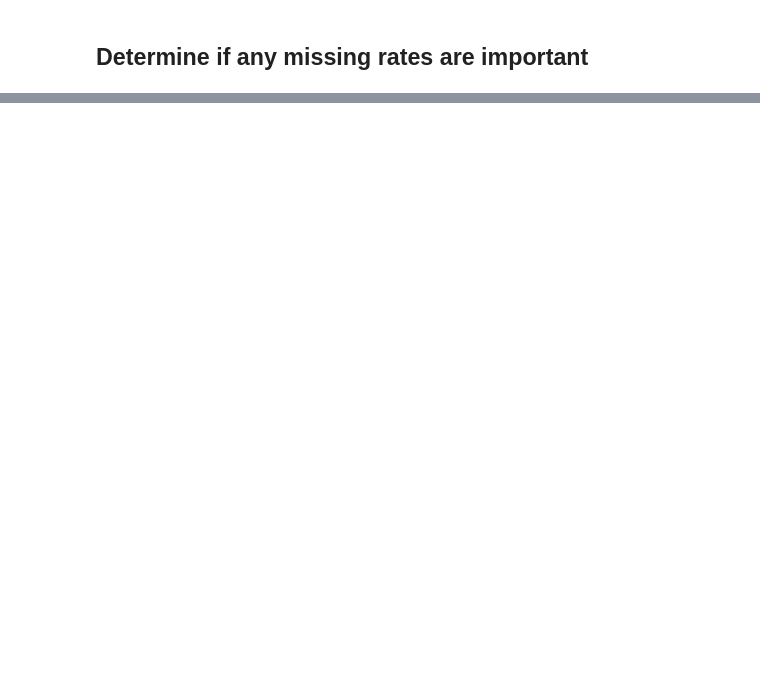
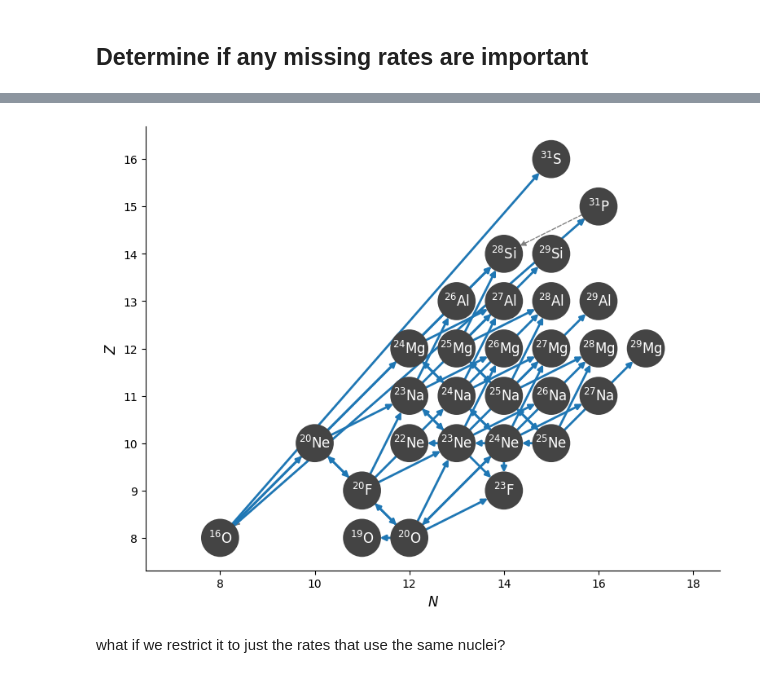
Before and after one commit to zingale/mesa-labs, a Jupyter notebook: mesa-missing-rates.ipynb, the cells around one changed output, grey strips where cells are left out. Drawn from its saved outputs; the diff is of its cells as text; code cells hidden in the pictures; blank space fills up the shorter version.

```diff
--- a/mesa-missing-rates.ipynb
+++ b/mesa-missing-rates.ipynb
@@ -95,27 +166,31 @@ rho, T
 # %%
-thresh = 0.01
+thresh = 0.2
 # %%
 possibly_important = []
 
-for nuc in net.unique_nuclei:
-    # evaluate all existing rates working with this nucleus
-    r_current = {r : r.eval(T, rho=rho, comp=comp)
-                 for r in net.get_rates() if nuc == max(r.reactants)}
+for izone in zones:
+    rho, T, comp = mesa_zones[izone]
+    for nuc in net.unique_nuclei:
+        # evaluate all existing rates working with this nucleus
+        r_current = {r : r.eval_full_rate(rho, T, comp, screen_func=chugunov_2007)
+                     for r in net.get_rates() if nuc == max(r.reactants)}
 
-    # evaluate all missing rates working with this nucleus
-    r_missing = {r : r.eval(T, rho=rho, comp=comp)
-                 for r in missing_rates if nuc == max(r.reactants)}
+        # evaluate all missing rates working with this nucleus
+        r_missing = {r : r.eval_full_rate(rho, T, comp, screen_func=chugunov_2007)
+                     for r in missing_rates if nuc == max(r.reactants)}
 
-    # compute the fastest (abs value) current rate consuming this nucleus
-    if not (r_current or r_missing):
-        continue
+        # compute the fastest (abs value) current rate consuming this nucleus
+        if not (r_current and r_missing):
+            continue
 
-    r_fastest = max(r_current, key=r_current.get)
-    lambda_fastest = r_current[r_fastest]
+        r_fastest = max(r_current, key=r_current.get)
+        lambda_fastest = r_current[r_fastest]
 
-    # now check if any missing rate is within the threshold
-    possibly_important += [r for r, v in r_missing.items()
-                           if v > thresh * lambda_fastest]
+        # now check if any missing rate is within the threshold
+        possibly_important += [r for r, v in r_missing.items()
+                               if v > thresh * lambda_fastest]
+
+possibly_important = set(possibly_important)
 # %%
 possibly_important
 # %% [output]
@@ -158,0 +240,4 @@ fig = comp.plot()
+# %%
+rates = net.get_rates() + list(possibly_important)
+# %%
+big_net = pyna.PythonNetwork(rates=rates)
@@ -158,0 +264,6 @@ fig = comp.plot()
+# %%
+fig = big_net.plot()
+# %% [output]
+[figure, added]
+# %% [markdown]
+what if we restrict it to just the rates that use the same nuclei?
```
Also changed, not shown: parts of 48 cells of this notebook.
